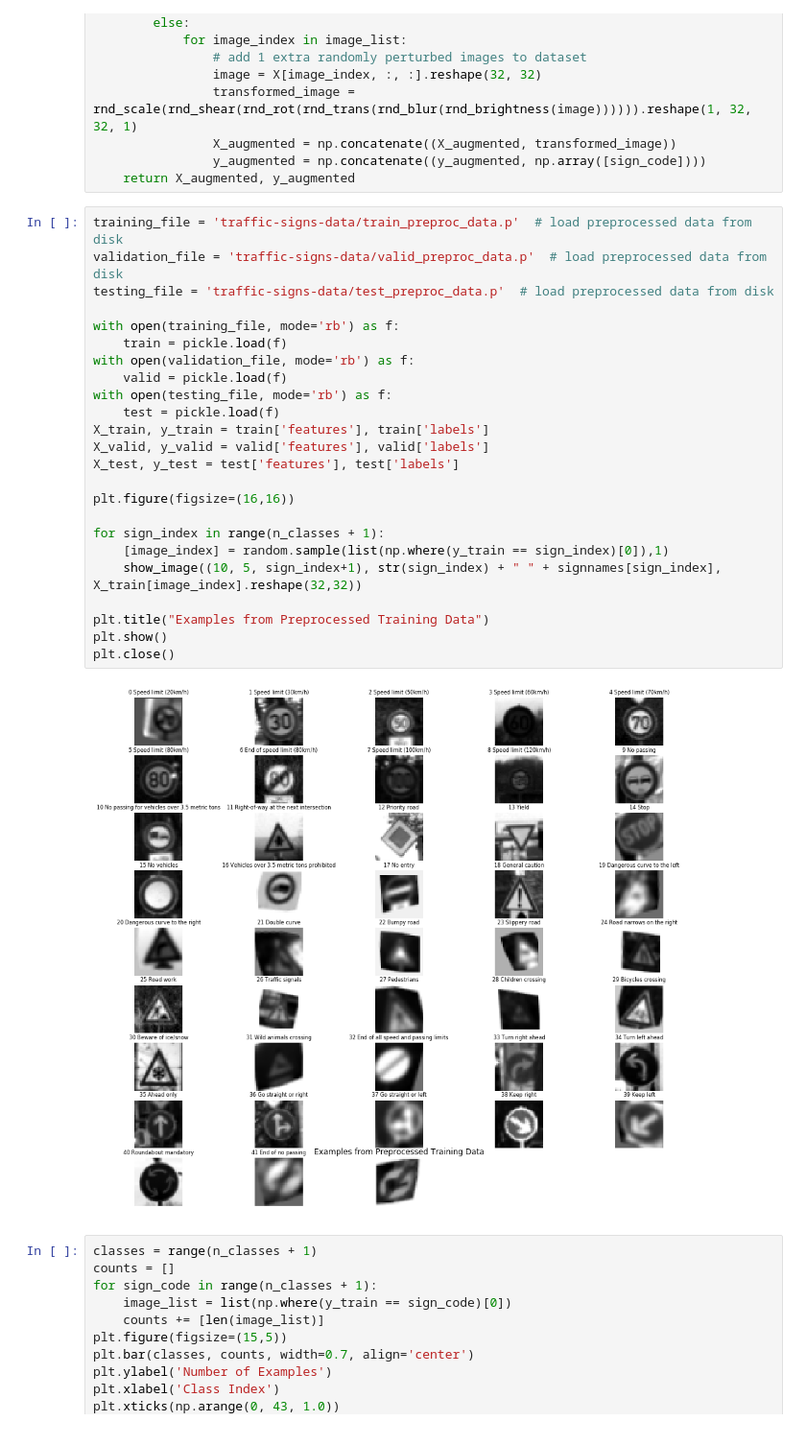
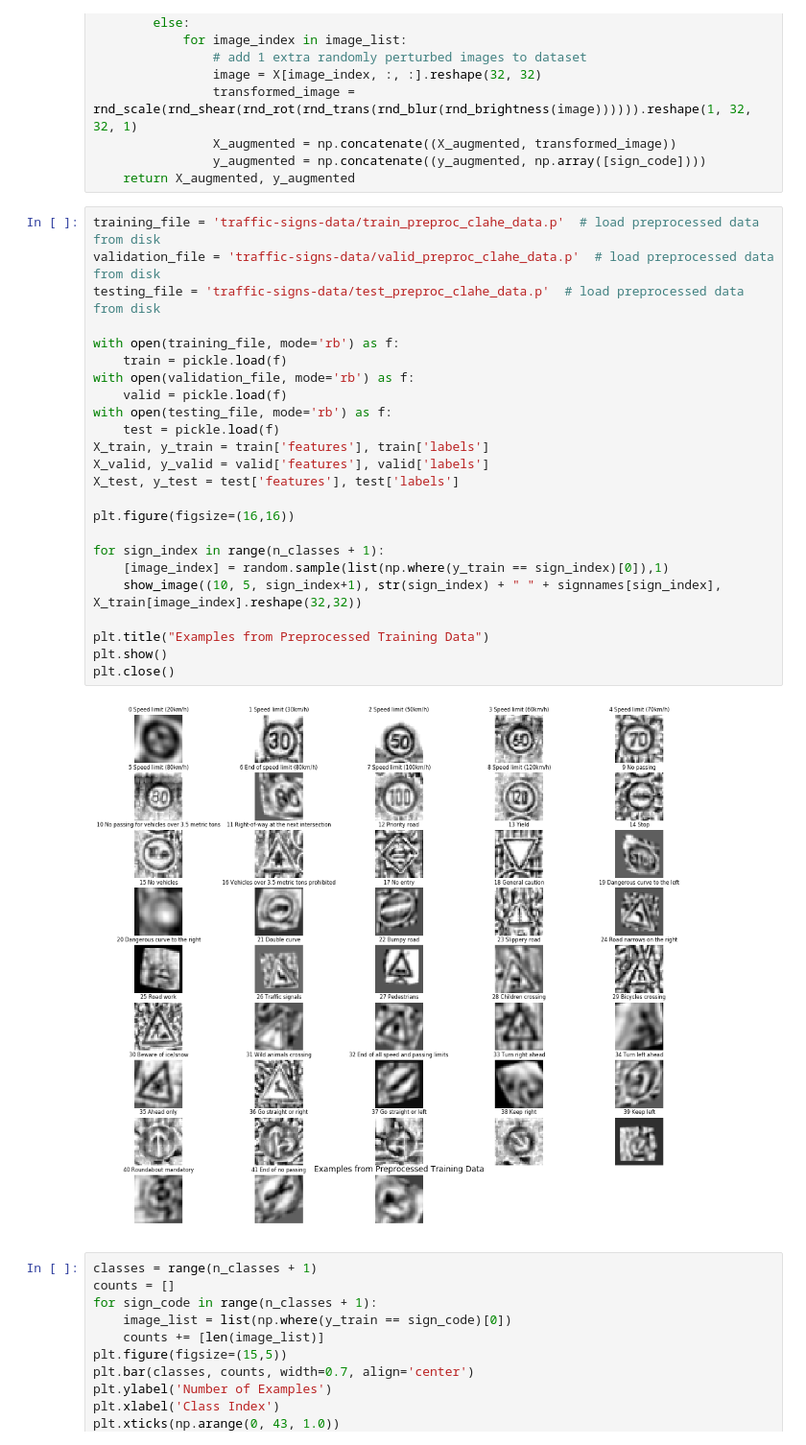
Before and after one commit to alexhagiopol/multiscale-CNN-classifier, a Jupyter notebook: Traffic_Sign_Classifier.ipynb, the cells around one changed output. Shown at 96% size. Cells and saved outputs as stored; diff of their text form.

Commit message:
WIP preparing to test on new images

```diff
--- a/Traffic_Sign_Classifier.ipynb
+++ b/Traffic_Sign_Classifier.ipynb
@@ -209,31 +209,31 @@ def augment(X, y, n_classes):
                 y_augmented = np.concatenate((y_augmented, np.array([sign_code])))
     return X_augmented, y_augmented
 # %%
-training_file = 'traffic-signs-data/train_preproc_data.p'  # load preprocessed data from disk
-validation_file = 'traffic-signs-data/valid_preproc_data.p'  # load preprocessed data from disk
-testing_file = 'traffic-signs-data/test_preproc_data.p'  # load preprocessed data from disk
+training_file = 'traffic-signs-data/train_preproc_clahe_data.p'  # load preprocessed data from disk
+validation_file = 'traffic-signs-data/valid_preproc_clahe_data.p'  # load preprocessed data from disk
+testing_file = 'traffic-signs-data/test_preproc_clahe_data.p'  # load preprocessed data from disk
 
 with open(training_file, mode='rb') as f:
     train = pickle.load(f)
 with open(validation_file, mode='rb') as f:
     valid = pickle.load(f)
 with open(testing_file, mode='rb') as f:
     test = pickle.load(f)
 X_train, y_train = train['features'], train['labels']
 X_valid, y_valid = valid['features'], valid['labels']
 X_test, y_test = test['features'], test['labels']
 
 plt.figure(figsize=(16,16))
 
 for sign_index in range(n_classes + 1):
     [image_index] = random.sample(list(np.where(y_train == sign_index)[0]),1)
     show_image((10, 5, sign_index+1), str(sign_index) + " " + signnames[sign_index], X_train[image_index].reshape(32,32))
 
 plt.title("Examples from Preprocessed Training Data")
 plt.show()
 plt.close()
 # %% [output]
-[figure, old version]
+[figure, new version]
 # %%
 classes = range(n_classes + 1)
 counts = []
```
Also changed, not shown: parts of 2 cells of this notebook, 6 other files.
